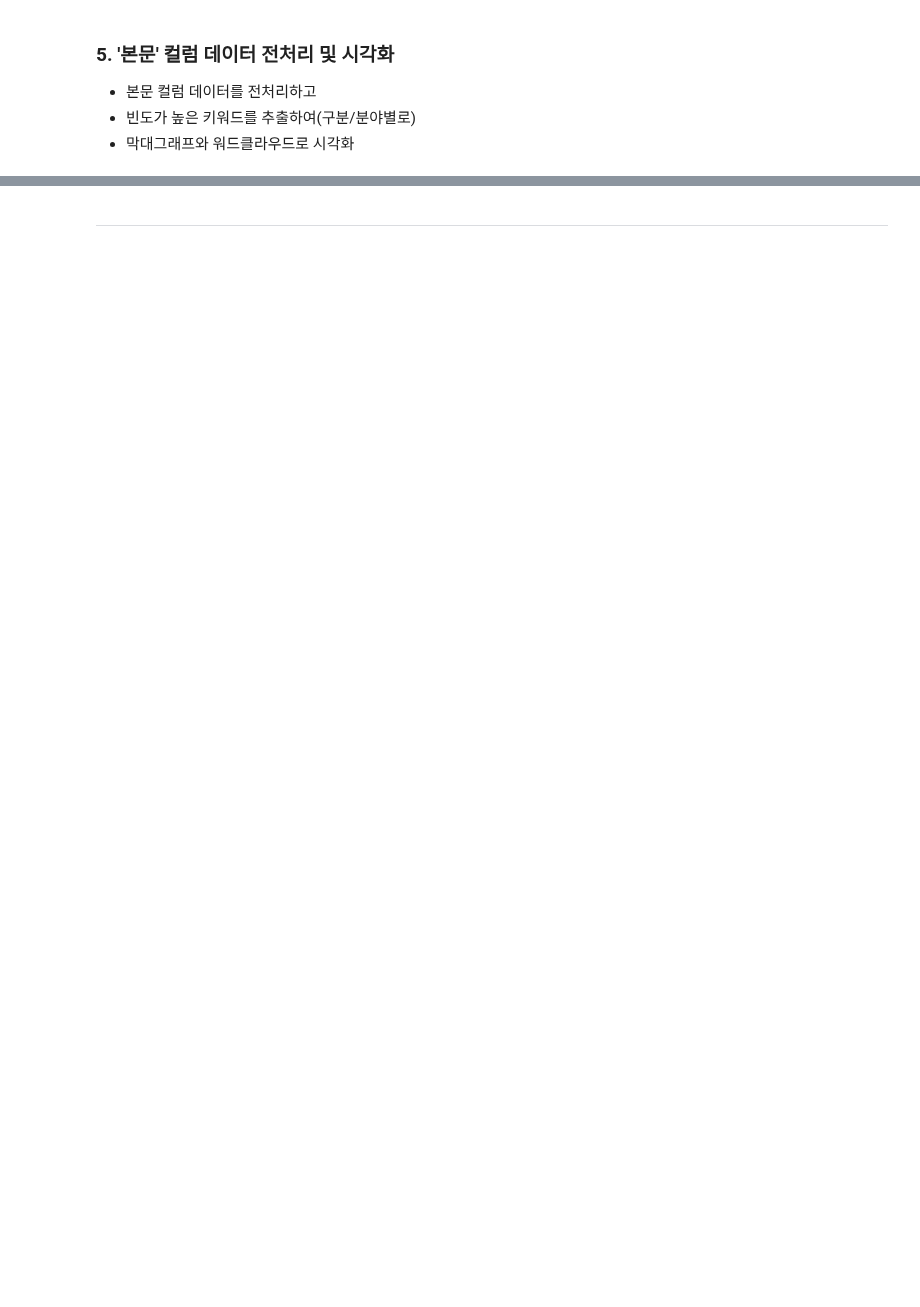
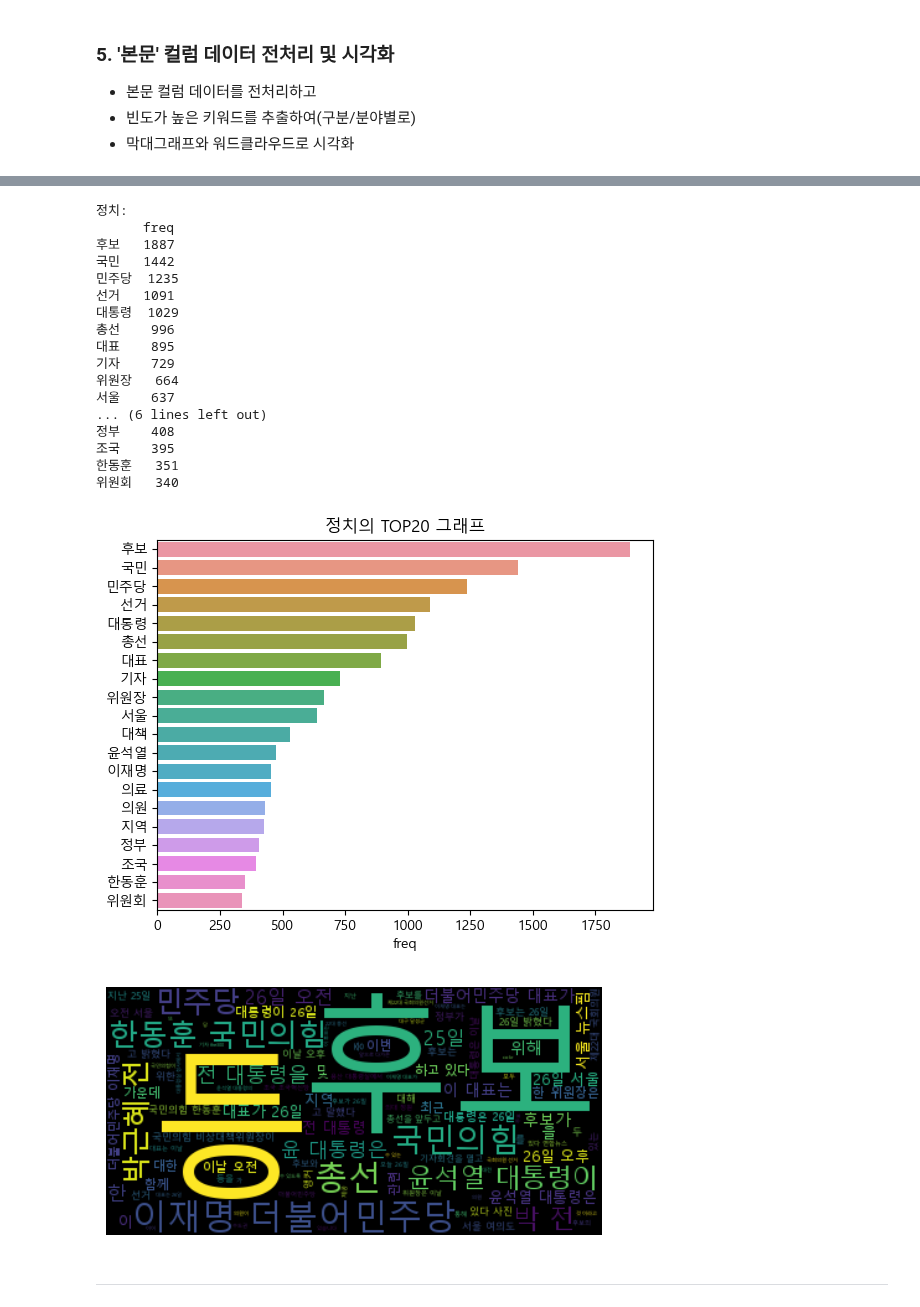
Before and after one commit to rlfgus0821/-HTML-, a Jupyter notebook: 08_text preprocessing/NLP_04_텍스트전처리와시각화02_연습문제.ipynb, the cells around one changed output, grey strips where cells are left out. Cells and saved outputs as stored; diff of their text form; code cells hidden in the pictures; blank space fills up the shorter version.

```diff
--- a/08_text preprocessing/NLP_04_텍스트전처리와시각화02_연습문제.ipynb
+++ b/08_text preprocessing/NLP_04_텍스트전처리와시각화02_연습문제.ipynb
@@ -180,2 +252,24 @@ print(result)
+# %%
+news_dist('정치','본문',20)
+# %% [output]
+정치:
+      freq
+후보   1887
+국민   1442
+민주당  1235
+선거   1091
+대통령  1029
+총선    996
+대표    895
+기자    729
+위원장   664
+서울    637
+... (6 lines left out)
+정부    408
+조국    395
+한동훈   351
+위원회   340
+[figure, added]
+[figure, added]
 # %% [markdown]
 ----
```
Also changed, not shown: parts of 5 cells of this notebook, 8 other files.
